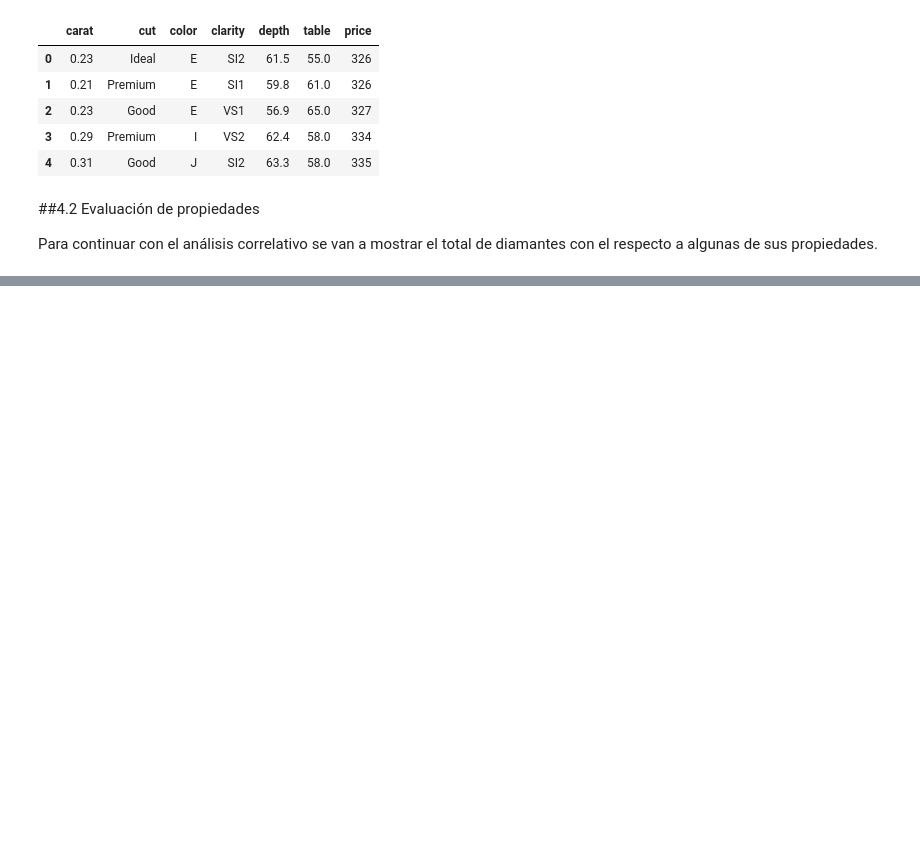
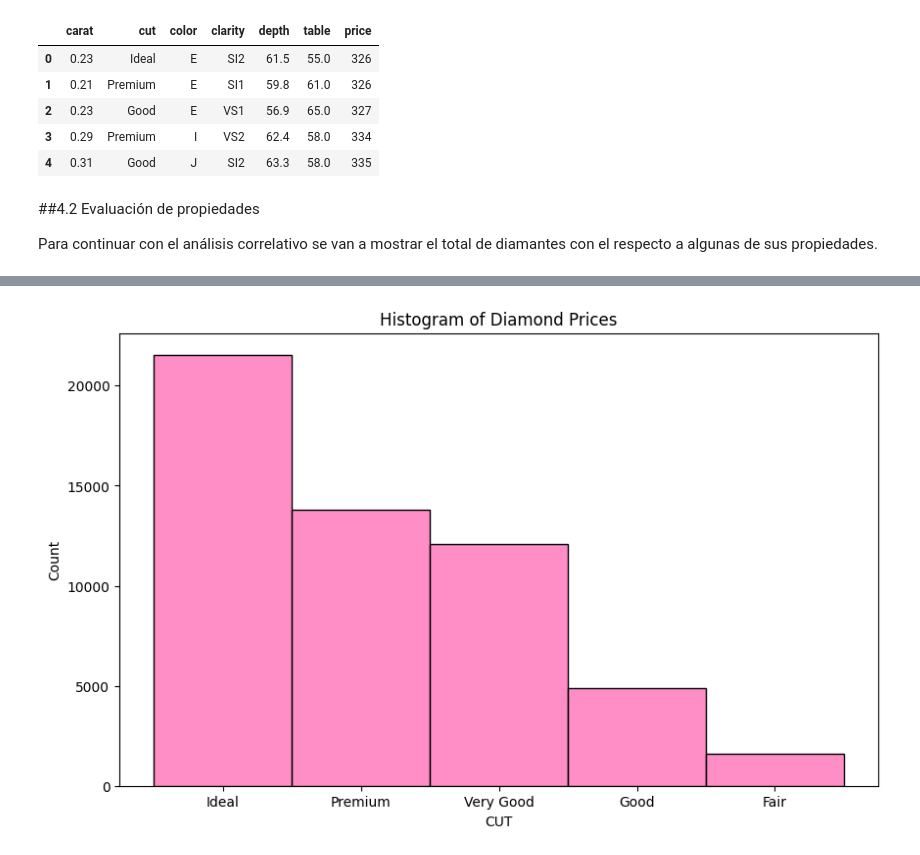
Before and after one commit to robertomartinezedu/Curso-IA-BigData, a Jupyter notebook: PIA_UD1_Entrega1.ipynb, the cells around one changed output, grey strips where cells are left out. Cells and saved outputs as stored; diff of their text form; code cells hidden in the pictures; blank space fills up the shorter version.

```diff
--- a/PIA_UD1_Entrega1.ipynb
+++ b/PIA_UD1_Entrega1.ipynb
@@ -238,2 +254,10 @@ Para continuar con el análisis correlativo se van a mostrar el total de diamant
+# %%
+plt.figure(figsize=(10, 6))
+sns.histplot(df['cut'],color="hotpink")
+plt.xlabel('CUT')
+plt.ylabel('Count')
+plt.show()
+# %% [output]
+[figure, added]
 # %%
 plt.figure(figsize=(10, 6))
```
Also changed, not shown: parts of 4 cells of this notebook.
